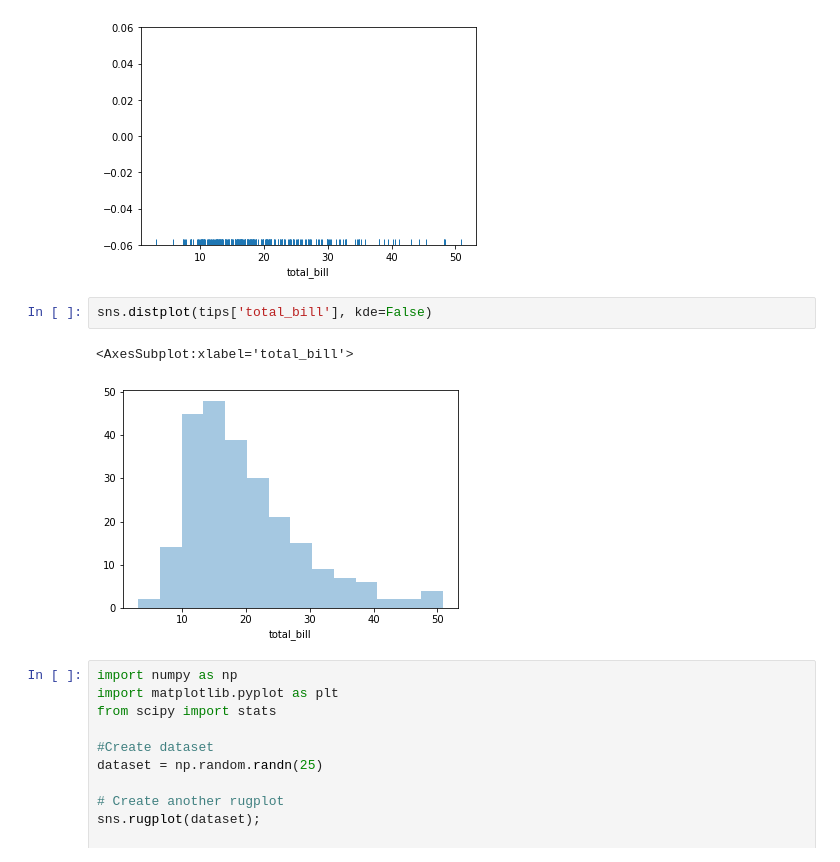
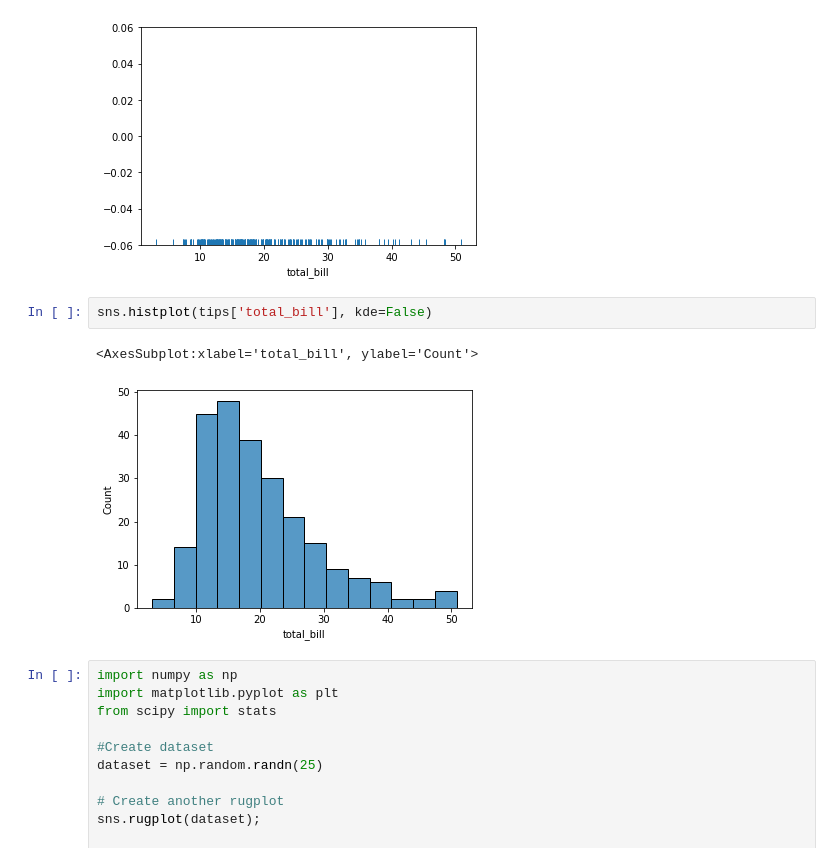
Before and after one commit to xkrystiandutka/DataScience, a Jupyter notebook: Seaborn/Seaborn.ipynb, the cells around one changed output. Drawn from its saved outputs; the diff is of its cells as text.

```diff
--- a/Seaborn/Seaborn.ipynb
+++ b/Seaborn/Seaborn.ipynb
@@ -47,10 +47,10 @@ sns.rugplot(tips['total_bill'])
 <AxesSubplot:xlabel='total_bill'>
 [figure]
 # %%
-sns.distplot(tips['total_bill'], kde=False)
+sns.histplot(tips['total_bill'], kde=False)
 # %% [output]
-<AxesSubplot:xlabel='total_bill'>
+<AxesSubplot:xlabel='total_bill', ylabel='Count'>
-[figure, old version]
+[figure, new version]
 # %%
 import numpy as np
 import matplotlib.pyplot as plt
```
Also changed, not shown: parts of 10 cells of this notebook.
